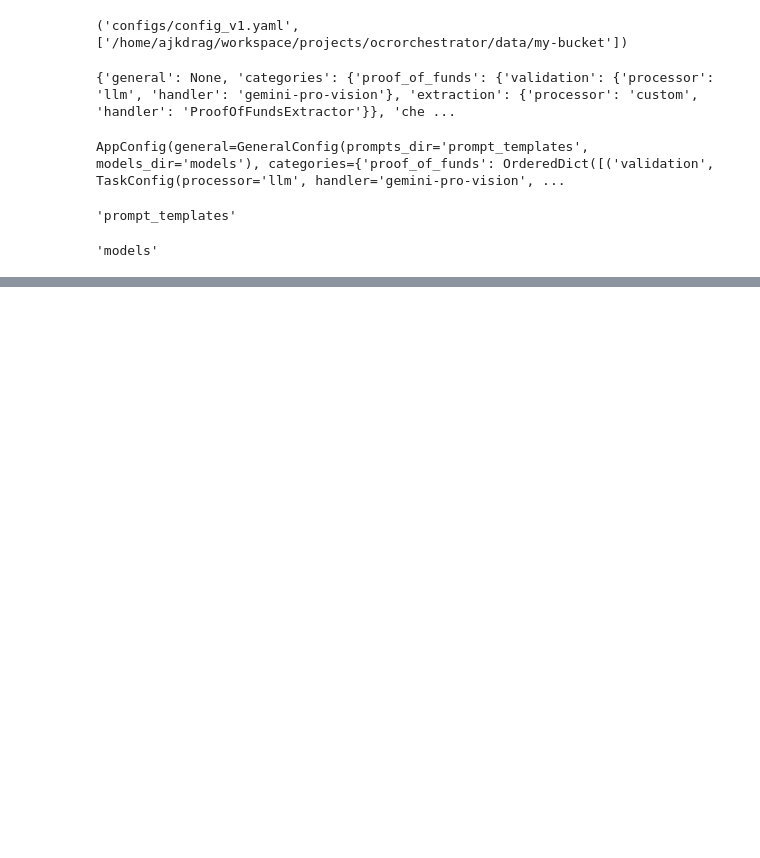
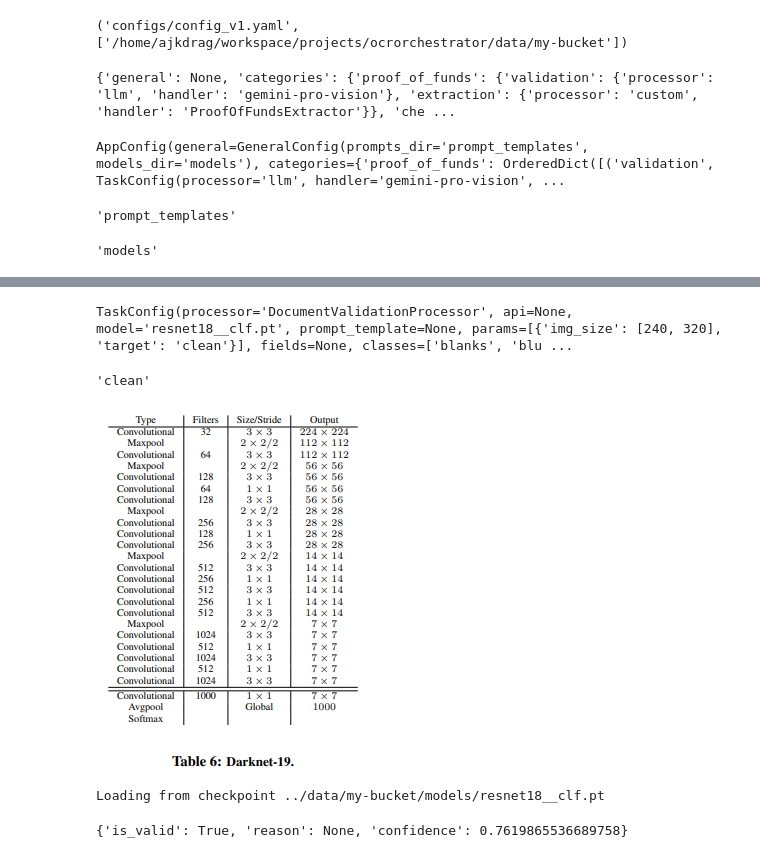
Before and after one commit to ajkdrag/ocrorchestrator, a Jupyter notebook: notebooks/exp.ipynb, the cells around one changed output, grey strips where cells are left out. Saved outputs shown, nothing was run; the diff lists cells and outputs as text; code cells hidden in the pictures; blank space fills up the shorter version.

Commit message:
Updated pytorch model

```diff
--- a/notebooks/exp.ipynb
+++ b/notebooks/exp.ipynb
@@ -214,0 +202,13 @@ Reloading 'ocrorchestrator.utils.constants'.
+# %%
+task_cfg
+# %% [output]
+TaskConfig(processor='DocumentValidationProcessor', api=None, model='resnet18__clf.pt', prompt_template=None, params=[{'img_size': [240, 320], 'target': 'clean'}], fields=None, classes=['blanks', 'blu ...
+# %%
+from base64 import b64encode
+from pathlib import Path
+
+b64 = b64encode(Path('../data/images/arch.png').open("rb").read())
+# %%
+task_cfg.kwargs.get("target")
+# %% [output]
+'clean'
@@ -214,0 +222,4 @@ Reloading 'ocrorchestrator.utils.constants'.
+# %%
+base64_to_pil(b64)
+# %% [output]
+[figure, added]
@@ -214,0 +230,8 @@ Reloading 'ocrorchestrator.utils.constants'.
+# %%
+proc.setup()
+# %% [output]
+Loading from checkpoint ../data/my-bucket/models/resnet18__clf.pt
+# %%
+proc.process(req)
+# %% [output]
+{'is_valid': True, 'reason': None, 'confidence': 0.7619865536689758}
```
Also changed, not shown: parts of 21 cells of this notebook, 10 other files.
